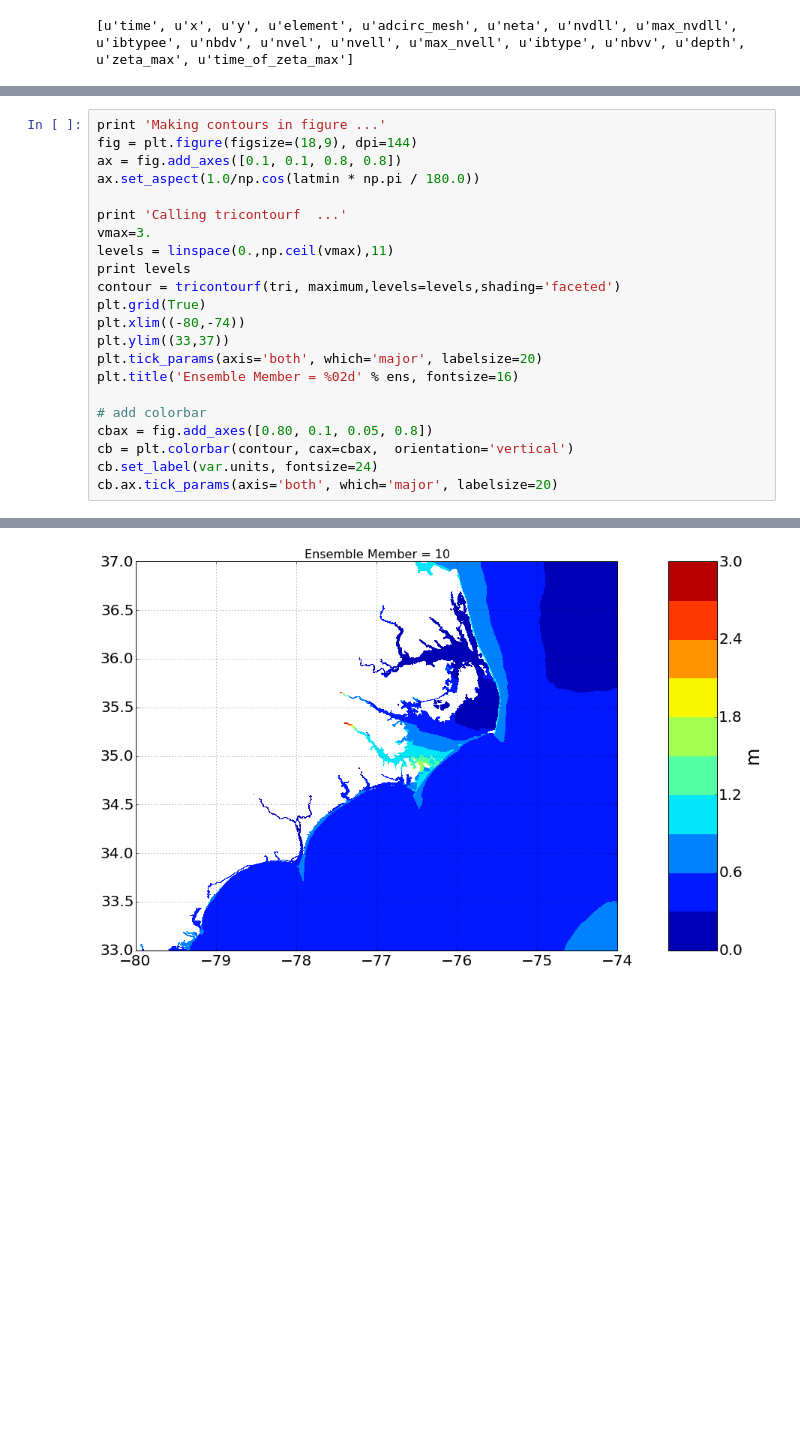
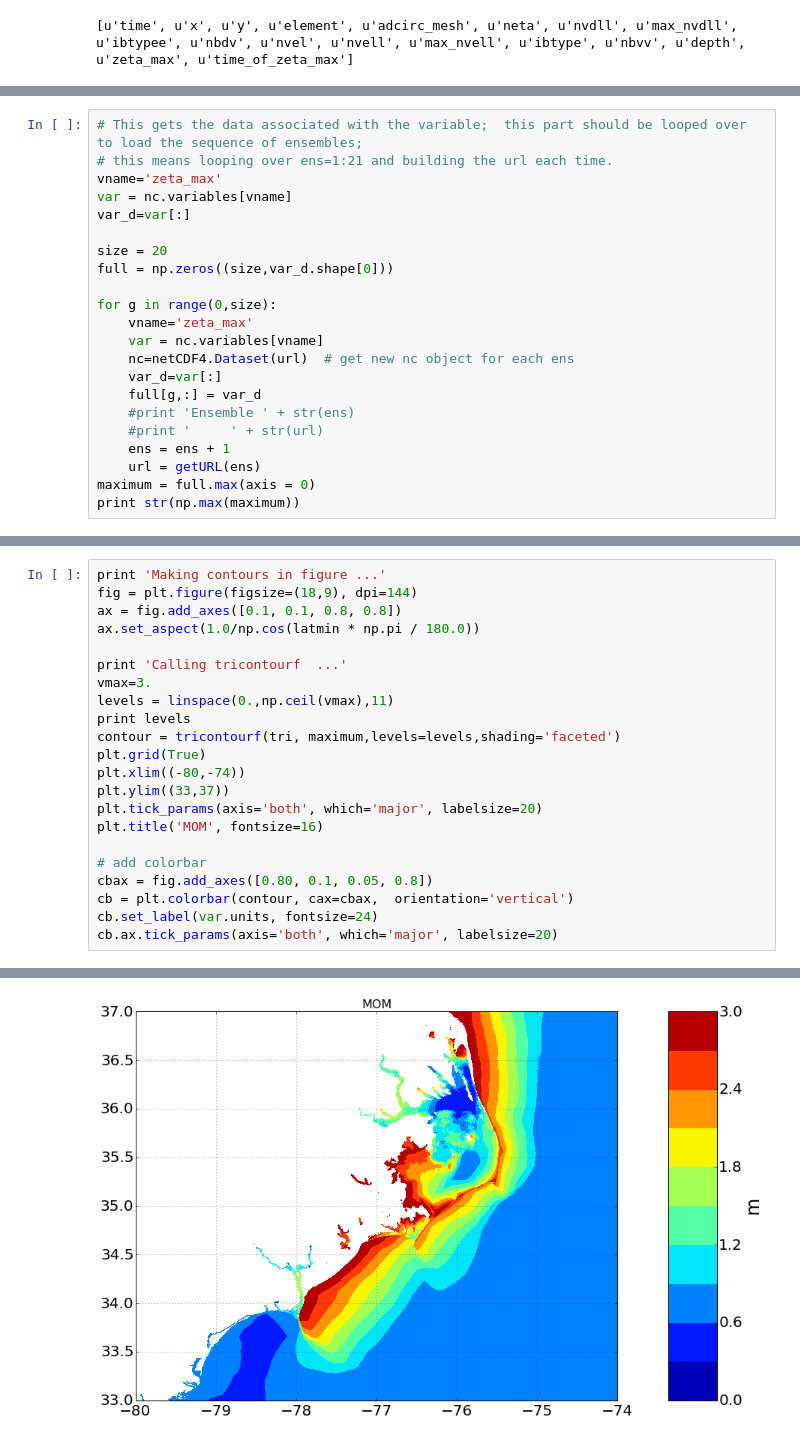
Before and after one commit to BrianOBlanton/NoteBooks, a Jupyter notebook: ADCIRC_Maxele_Example-Iteration-JS.ipynb, the cells around one changed output, grey strips where cells are left out. Cells and saved outputs as stored; diff of their text form; blank space fills up the shorter version.

```diff
--- a/ADCIRC_Maxele_Example-Iteration-JS.ipynb
+++ b/ADCIRC_Maxele_Example-Iteration-JS.ipynb
@@ -82,0 +34,22 @@ TypeError: 'numpy.ndarray' object is not callable
+# %%
+# This gets the data associated with the variable;  this part should be looped over to load the sequence of ensembles;
+# this means looping over ens=1:21 and building the url each time.
+vname='zeta_max'
+var = nc.variables[vname]
+var_d=var[:]
+
+size = 20
+full = np.zeros((size,var_d.shape[0]))
+
+for g in range(0,size):
+    vname='zeta_max'
+    var = nc.variables[vname]
+    nc=netCDF4.Dataset(url)  # get new nc object for each ens
+    var_d=var[:]
+    full[g,:] = var_d
+    #print 'Ensemble ' + str(ens)
+    #print '     ' + str(url)
+    ens = ens + 1
+    url = getURL(ens)
+maximum = full.max(axis = 0)
+print str(np.max(maximum))
@@ -95,7 +73,7 @@ plt.grid(True)
 plt.xlim((-80,-74))
 plt.ylim((33,37))
 plt.tick_params(axis='both', which='major', labelsize=20)
-plt.title('Ensemble Member = %02d' % ens, fontsize=16)
+plt.title('MOM', fontsize=16)
 
 # add colorbar
 cbax = fig.add_axes([0.80, 0.1, 0.05, 0.8])
@@ -108 +87 @@ Calling tricontourf  ...
-[figure, old version]
+[figure, new version]
```
Also changed, not shown: parts of 4 cells of this notebook.
